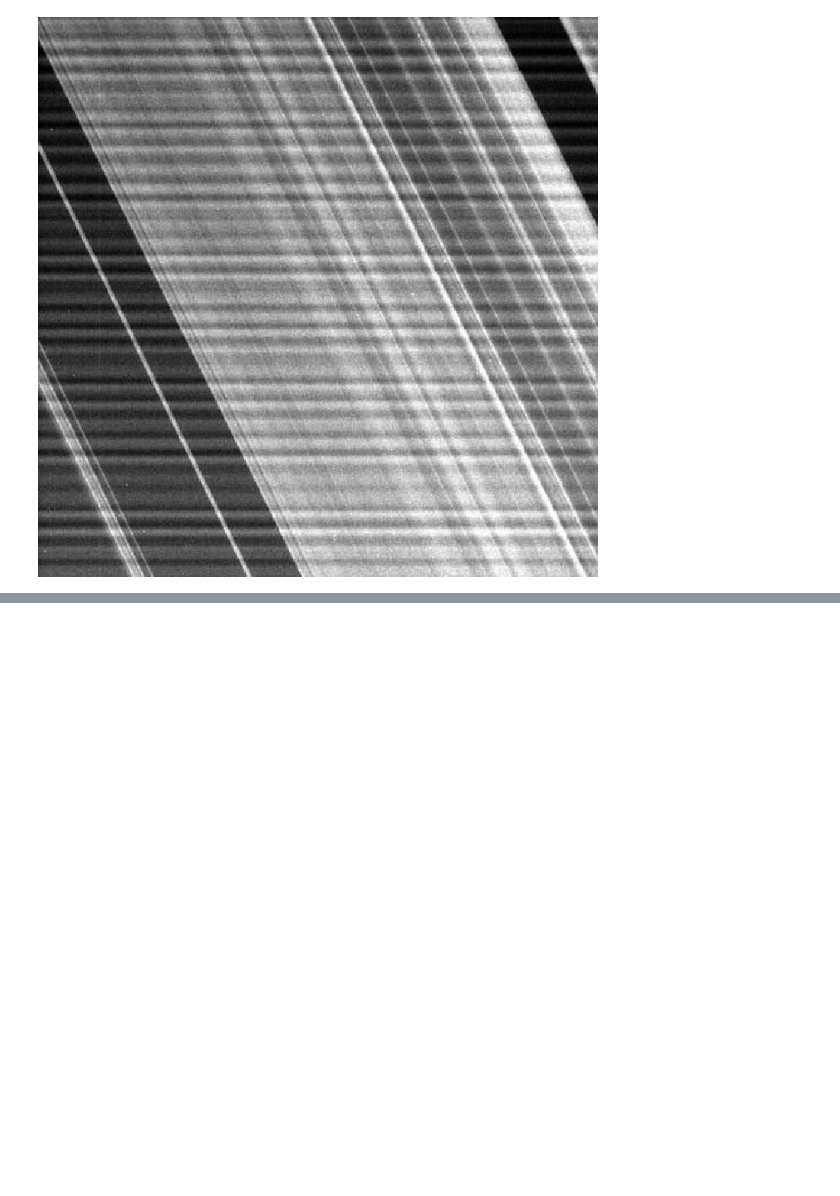
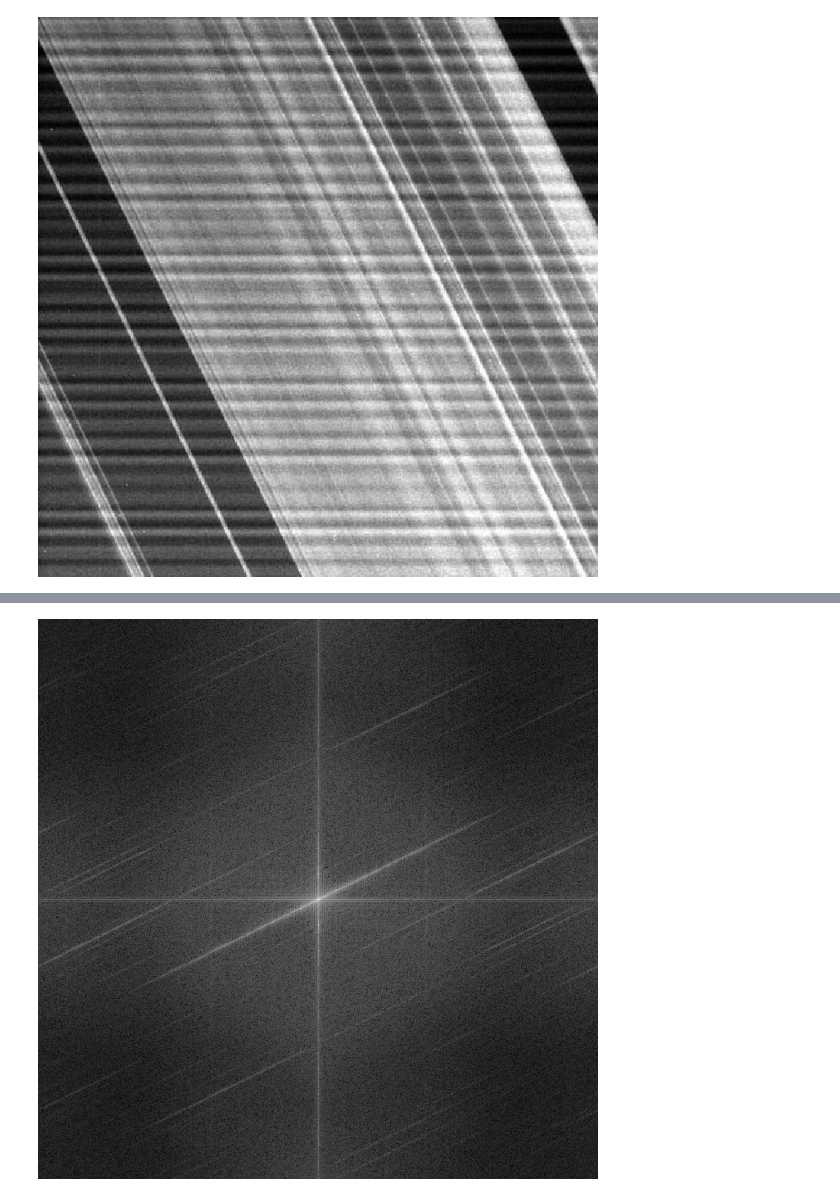
Before and after one commit to EnzoGevartosky/EPs_vitor, a Jupyter notebook: 21_11/code.ipynb, the cells around one changed output, grey strips where cells are left out. Cells and saved outputs as stored; diff of their text form; code cells hidden in the pictures; blank space fills up the shorter version.

Commit message:
padding didn't work

```diff
--- a/21_11/code.ipynb
+++ b/21_11/code.ipynb
@@ -1,13 +1,28 @@
 # %%
 using Plots, FFTW, Images, ImageIO, FileIO, FFTViews
 # %%
-function dislocate(image)
-    image_double = zeros(Float64, 674, 674)
-    for i in 1:674
-        for j in 1:674
+function dislocate_gray(image, padding)
+    image = padarray(image, Pad(:reflect,padding,padding))
+    rows = size(image)[1]
+    cols = size(image)[2]
+    image_double = zeros(Float64, rows, cols)
+    image = image[1-padding:rows-padding, 1-padding:cols-padding]
+    for i in 1:rows
+        for j in 1:cols
             image_double[i, j] = Float64(image[i, j])
             image_double[i, j] = image_double[i, j] * (-1)^(i+j)
         end
     end
     return image_double
 end
+
+function dislocate_im(image)
+    rows = size(image)[1]
+    cols = size(image)[2]
+    for i in 1:rows
+        for j in 1:cols
+            image[i, j] = image[i, j] * (-1)^(i+j)
+        end
+    end
+    return image
+end
@@ -49,0 +35,3 @@ img_double
+# %%
+pad = 5
+img = dislocate_gray(img, pad)
@@ -49,0 +56,5 @@ img_double
+# %%
+spec = fft(img)
+Gray.(log.(abs.(spec) .+ 1) ./ maximum(log.(abs.(spec) .+1)))
+# %% [output]
+[figure, added]
```
Also changed, not shown: parts of 8 cells of this notebook, 1 other file.
